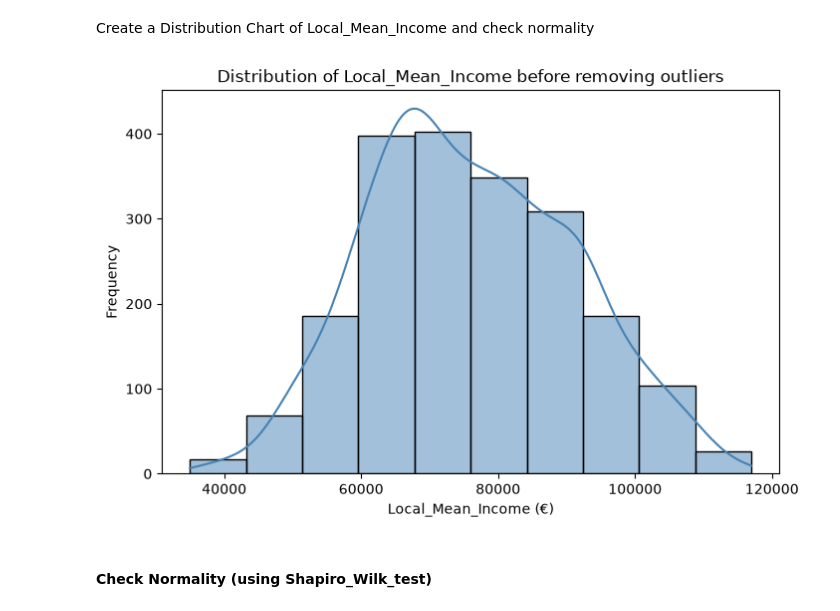
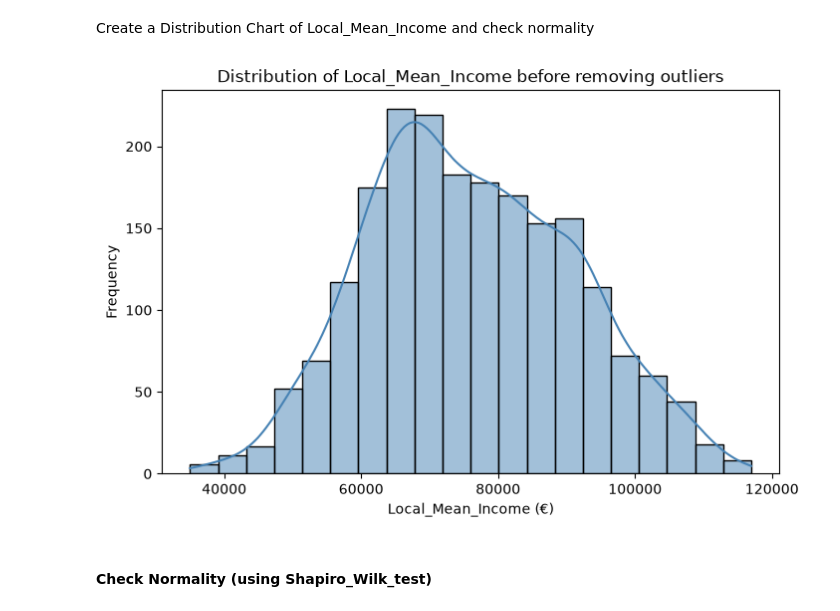
Before and after one commit to sba26096-CiaranLynch/IntegratedCA2, a Jupyter notebook: Integrated_CA_2.ipynb, the cells around one changed output. Cells and saved outputs as stored; diff of their text form; code cells hidden in the pictures.

```diff
--- a/Integrated_CA_2.ipynb
+++ b/Integrated_CA_2.ipynb
@@ -2150,22 +2137,22 @@ from scipy.stats import norm # for normality test
 # %%
 plt.figure(figsize=(8,5) )
 
 sns.histplot(
     data=df,
     x="Local_Mean_Income",
-    bins=10,
+    bins=20,
     kde=True,
     color="Steelblue"
 )
 
 plt.title("Distribution of Local_Mean_Income before removing outliers")
 plt.xlabel("Local_Mean_Income (€)")
 plt.ylabel("Frequency")
 
 
 plt.show()
 # %% [output]
-[figure, old version]
+[figure, new version]
 # %% [markdown]
 #### Check Normality (using Shapiro_Wilk_test)
 # %%
```
Also changed, not shown: parts of 39 cells of this notebook, 1 other file.
